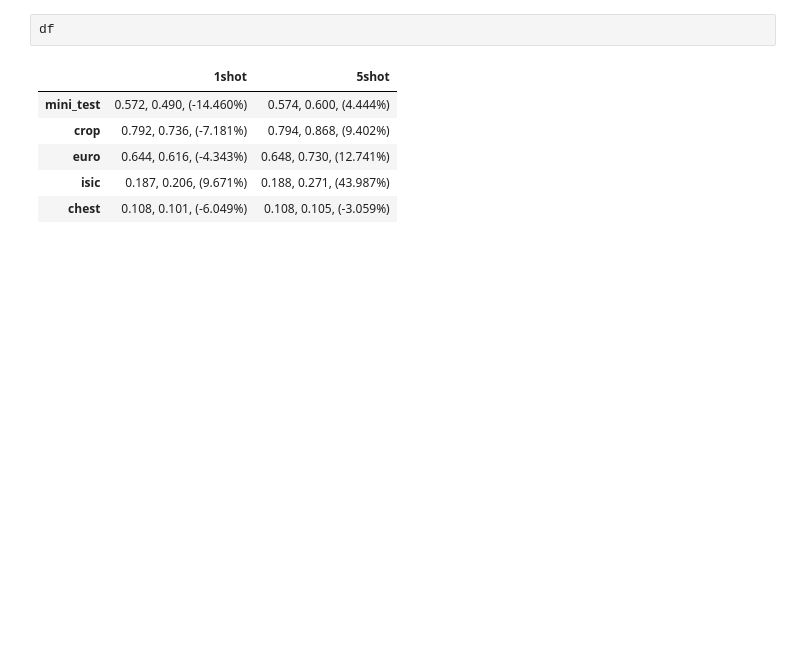
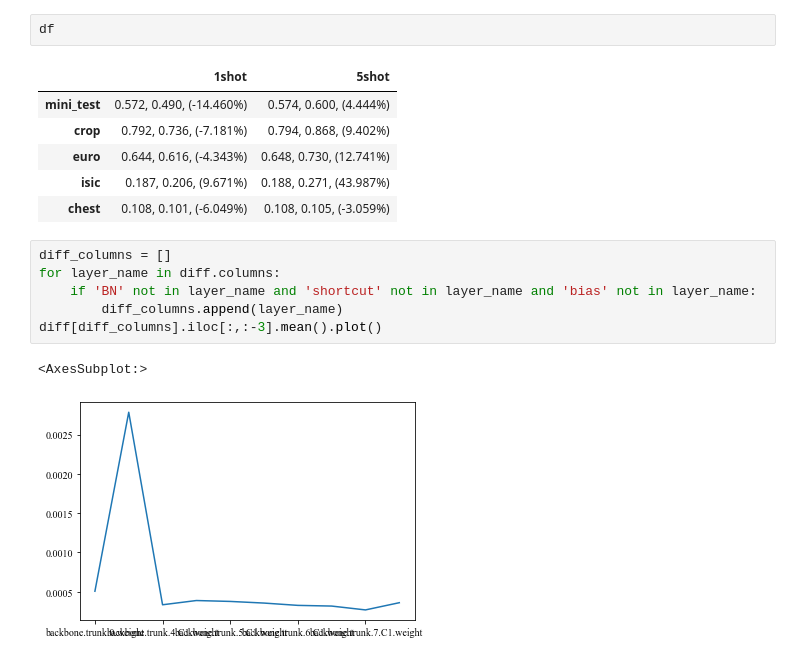
Before and after one commit to kimyuji/Fine-tune-with-Few-Samples, a Jupyter notebook: analysis_v_measurement.ipynb, the cells around one changed output. Cells and saved outputs as stored; diff of their text form; blank space fills up the shorter version.

```diff
--- a/analysis_v_measurement.ipynb
+++ b/analysis_v_measurement.ipynb
@@ -370,3 +370,12 @@ df
 | euro | 0.644, 0.616, (-4.343%) | 0.648, 0.730, (12.741%) |
 | isic | 0.187, 0.206, (9.671%) | 0.188, 0.271, (43.987%) |
 | chest | 0.108, 0.101, (-6.049%) | 0.108, 0.105, (-3.059%) |
+# %%
+diff_columns = []
+for layer_name in diff.columns:
+    if 'BN' not in layer_name and 'shortcut' not in layer_name and 'bias' not in layer_name:
+        diff_columns.append(layer_name)
+diff[diff_columns].iloc[:,:-3].mean().plot()
+# %% [output]
+<AxesSubplot:>
+[figure, added]
```
Also changed, not shown: parts of 3 cells of this notebook, 8 other files.
